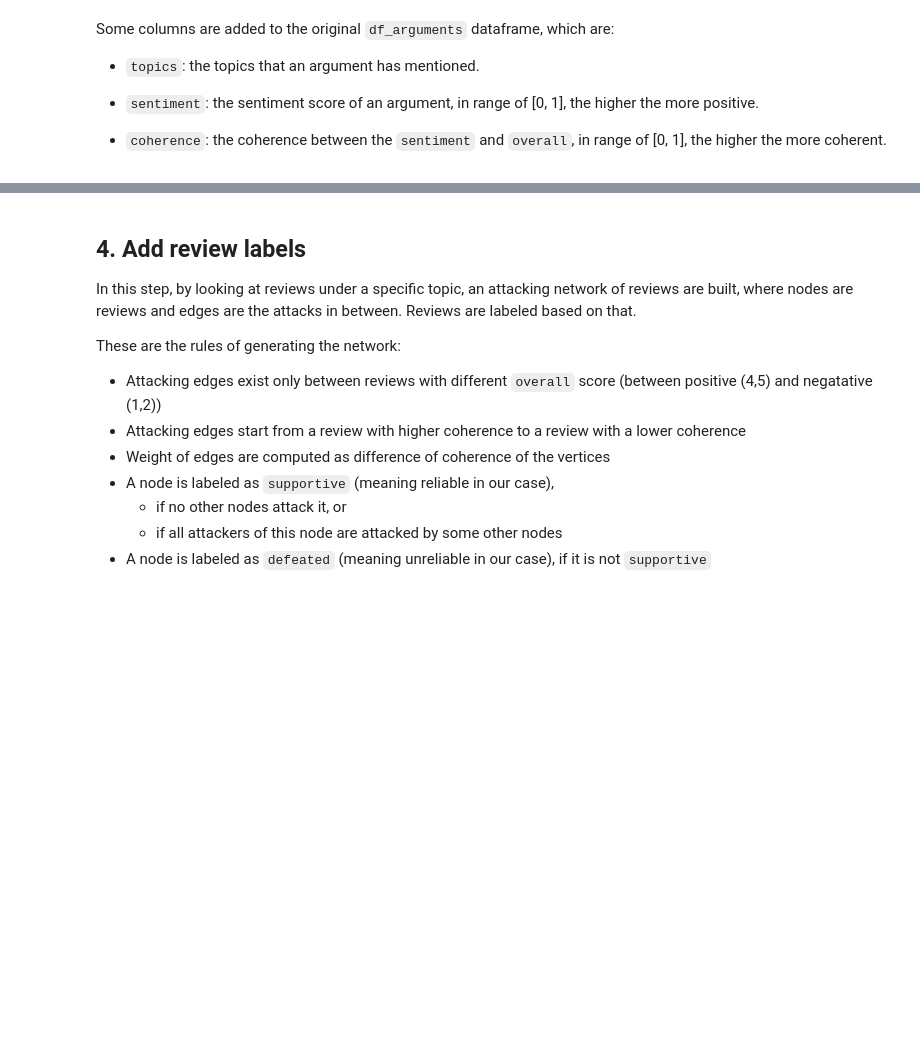
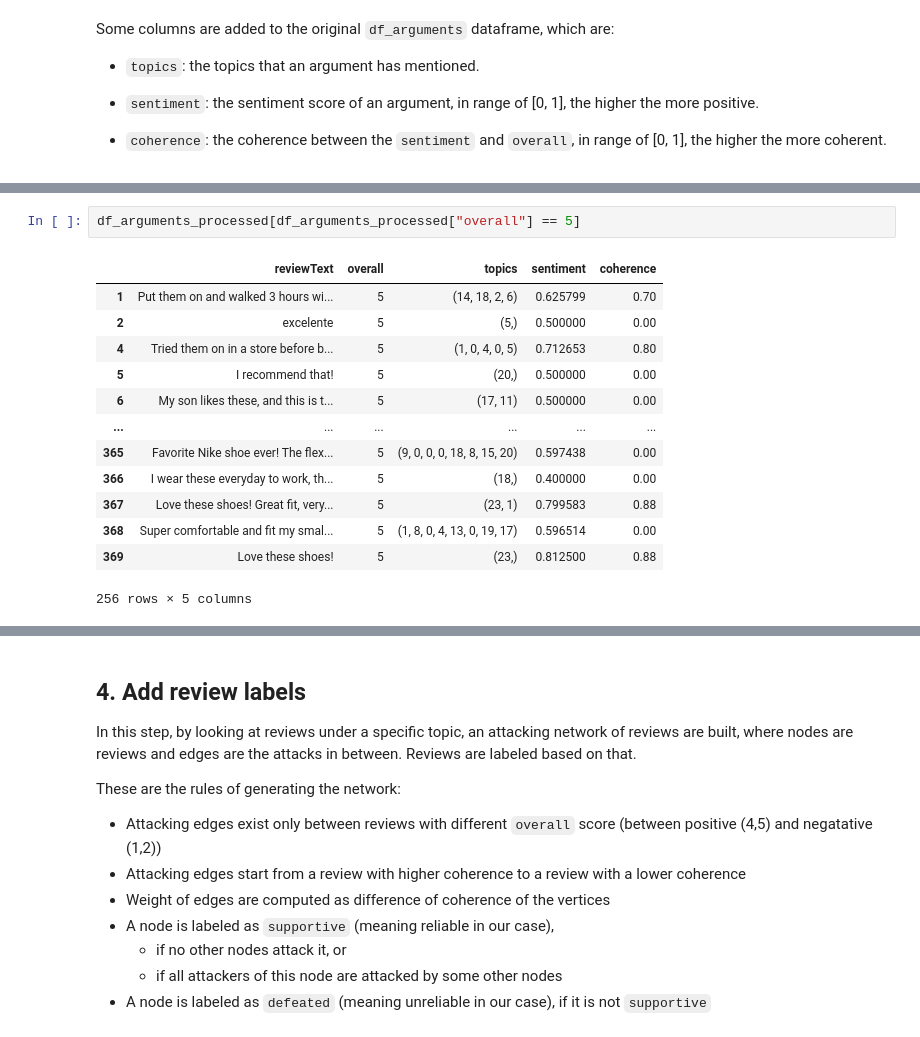
Before and after one commit to eriktks/orange3-argument, a Jupyter notebook: examples/example.ipynb, the cells around one changed output, grey strips where cells are left out. Drawn from its saved outputs; the diff is of its cells as text; blank space fills up the shorter version.

```diff
--- a/examples/example.ipynb
+++ b/examples/example.ipynb
@@ -160,0 +215,16 @@ df_arguments_processed.head()
+# %%
+df_arguments_processed[df_arguments_processed["overall"] == 5]
+# %% [output]
+|  | reviewText | overall | topics | sentiment | coherence |
+| 1 | Put them on and walked 3 hours wi... | 5 | (14, 18, 2, 6) | 0.625799 | 0.70 |
+| 2 | excelente | 5 | (5,) | 0.500000 | 0.00 |
+| 4 | Tried them on in a store before b... | 5 | (1, 0, 4, 0, 5) | 0.712653 | 0.80 |
+| 5 | I recommend that! | 5 | (20,) | 0.500000 | 0.00 |
+| 6 | My son likes these, and this is t... | 5 | (17, 11) | 0.500000 | 0.00 |
+| ... | ... | ... | ... | ... | ... |
+| 365 | Favorite Nike shoe ever! The flex... | 5 | (9, 0, 0, 0, 18, 8, 15, 20) | 0.597438 | 0.00 |
+| 366 | I wear these everyday to work, th... | 5 | (18,) | 0.400000 | 0.00 |
+| 367 | Love these shoes! Great fit, very... | 5 | (23, 1) | 0.799583 | 0.88 |
+| 368 | Super comfortable and fit my smal... | 5 | (1, 8, 0, 4, 13, 0, 19, 17) | 0.596514 | 0.00 |
+| 369 | Love these shoes! | 5 | (23,) | 0.812500 | 0.88 |
+256 rows × 5 columns
```
Also changed, not shown: parts of 17 cells of this notebook.
